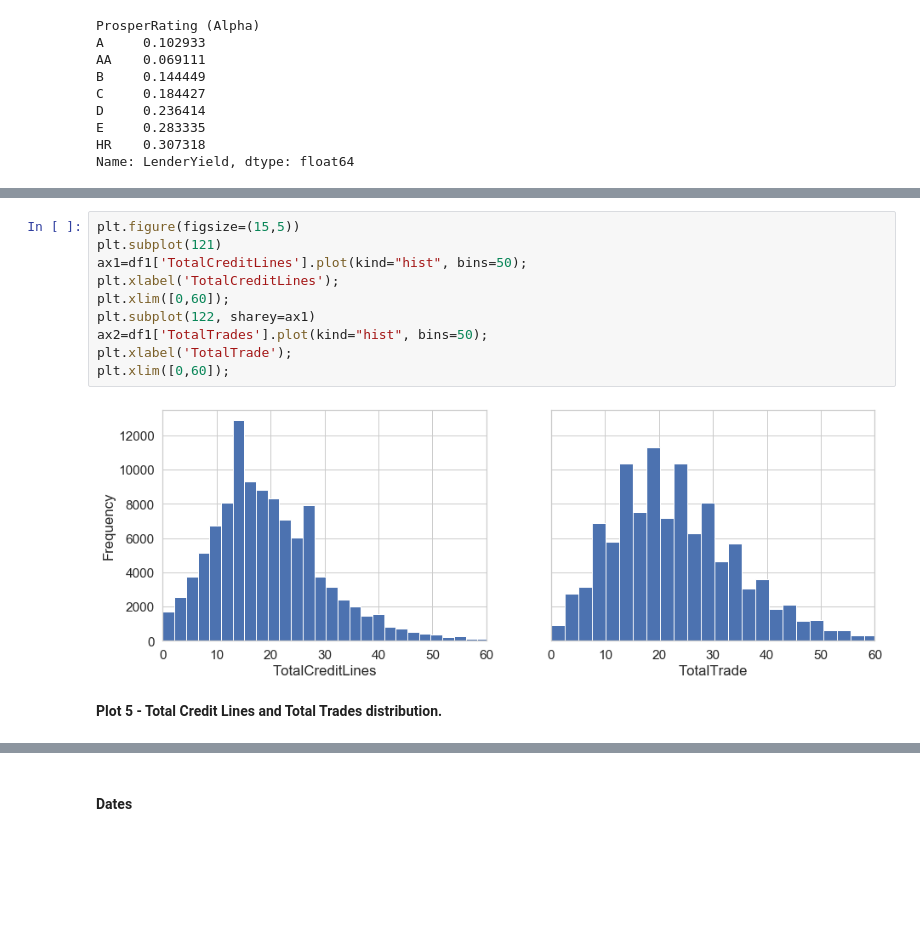
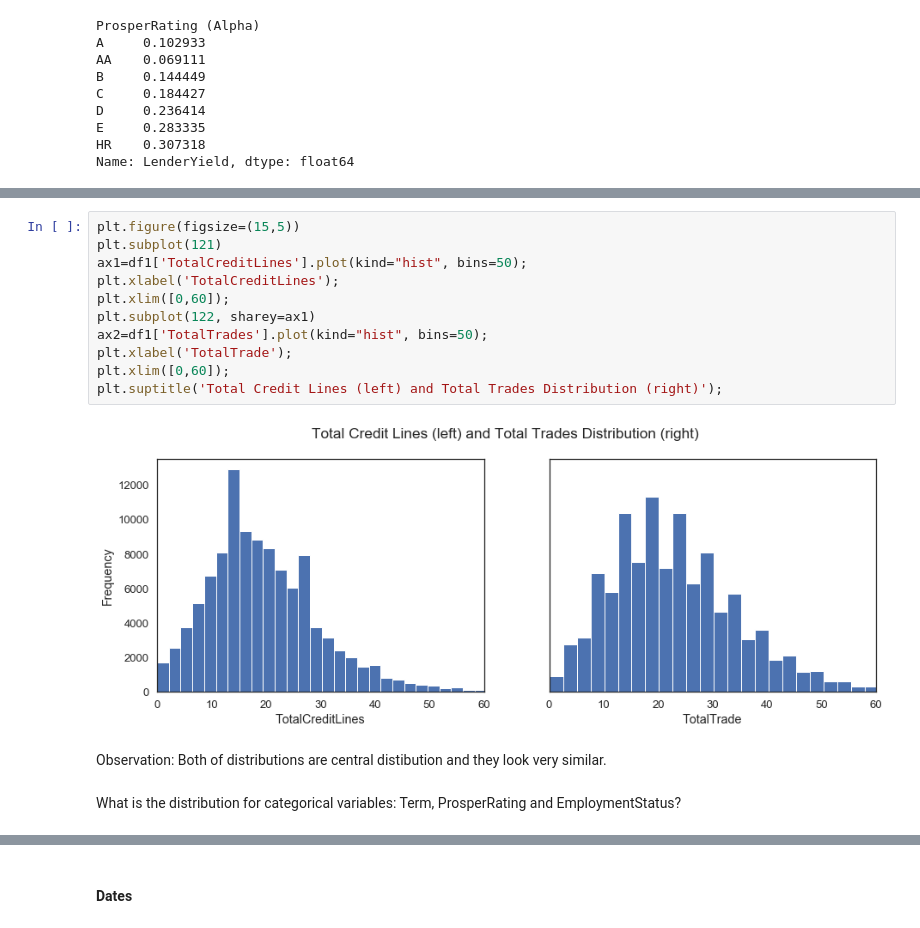
Before and after one commit to MishC/Udacity_DataAnalyst, a Jupyter notebook: project5_CommunicateDataFindings/exploration.ipynb, the cells around one changed output, grey strips where cells are left out. Cells and saved outputs as stored; diff of their text form; blank space fills up the shorter version.

```diff
--- a/project5_CommunicateDataFindings/exploration.ipynb
+++ b/project5_CommunicateDataFindings/exploration.ipynb
@@ -749,15 +740,18 @@ plt.ylabel('Borrower APR [%]');
 # %%
 plt.figure(figsize=(15,5))
 plt.subplot(121)
 ax1=df1['TotalCreditLines'].plot(kind="hist", bins=50);
 plt.xlabel('TotalCreditLines');
 plt.xlim([0,60]);
 plt.subplot(122, sharey=ax1)
 ax2=df1['TotalTrades'].plot(kind="hist", bins=50);
 plt.xlabel('TotalTrade');
 plt.xlim([0,60]);
+plt.suptitle('Total Credit Lines (left) and Total Trades Distribution (right)');
 # %% [output]
-[figure, old version]
+[figure, new version]
-# %% [markdown]
-**Plot 5 - Total Credit Lines and Total Trades distribution.**
+# %% [markdown]
+Observation: Both of distributions are central distibution and they look very similar.
+# %% [markdown]
+What is the distribution for categorical variables: Term, ProsperRating and EmploymentStatus?
 # %%
```
Also changed, not shown: parts of 89 cells of this notebook, 3 other files.
